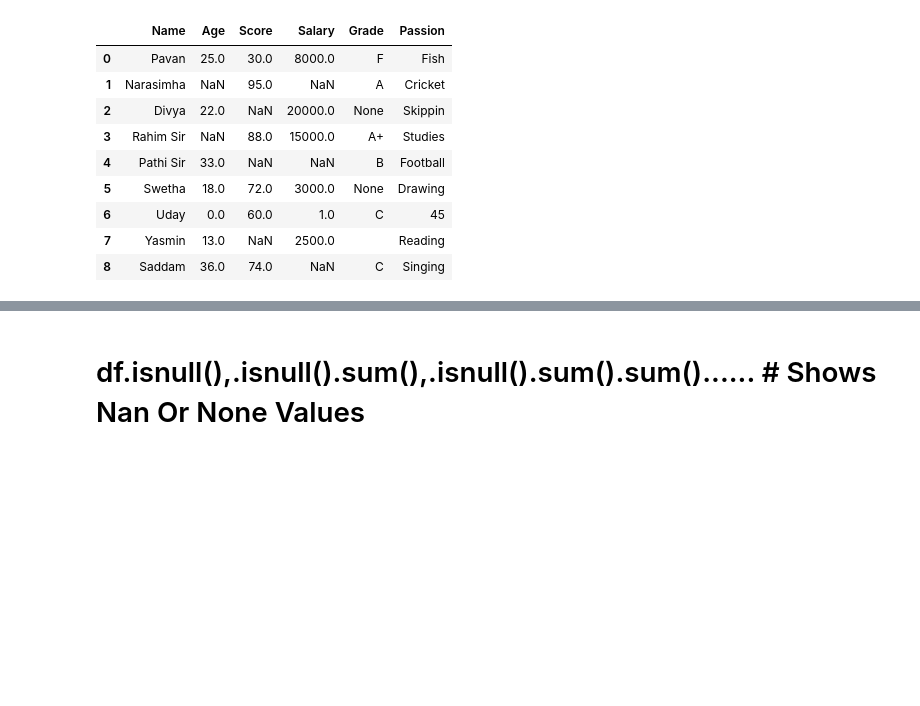
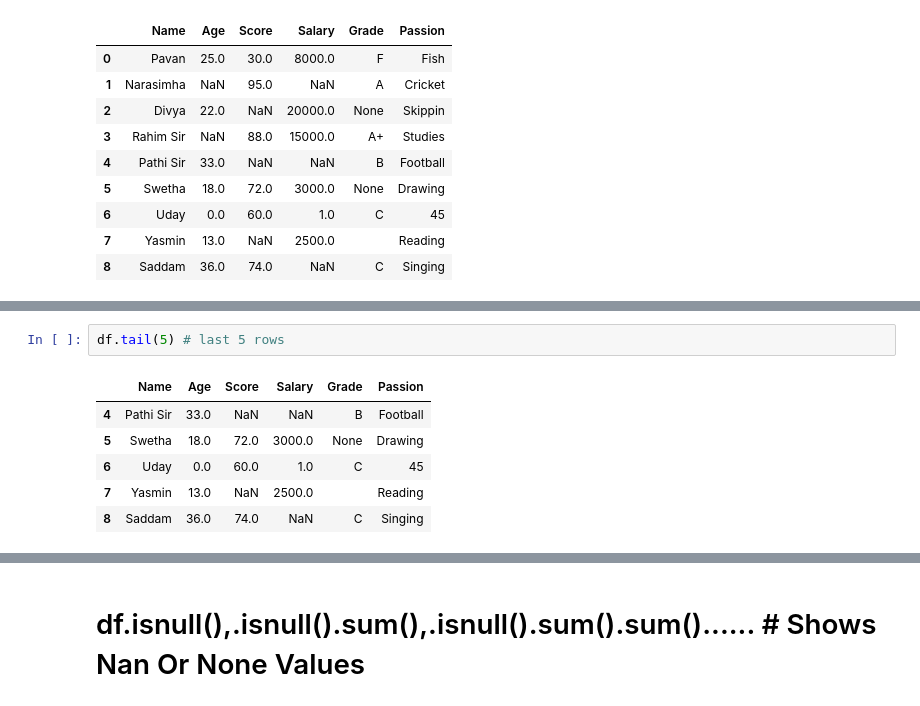
Before and after one commit to younuskurakula/PracticingData, a Jupyter notebook: PRACTICE.ipynb, the cells around one changed output, grey strips where cells are left out. Cells and saved outputs as stored; diff of their text form; blank space fills up the shorter version.

```diff
--- a/PRACTICE.ipynb
+++ b/PRACTICE.ipynb
@@ -31,0 +67,9 @@ df
+# %%
+df.tail(5) # last 5 rows
+# %% [output]
+|  | Name | Age | Score | Salary | Grade | Passion |
+| 4 | Pathi Sir | 33.0 | NaN | NaN | B | Football |
+| 5 | Swetha | 18.0 | 72.0 | 3000.0 | None | Drawing |
+| 6 | Uday | 0.0 | 60.0 | 1.0 | C | 45 |
+| 7 | Yasmin | 13.0 | NaN | 2500.0 |  | Reading |
+| 8 | Saddam | 36.0 | 74.0 | NaN | C | Singing |
```
Also changed, not shown: parts of 37 cells of this notebook.
